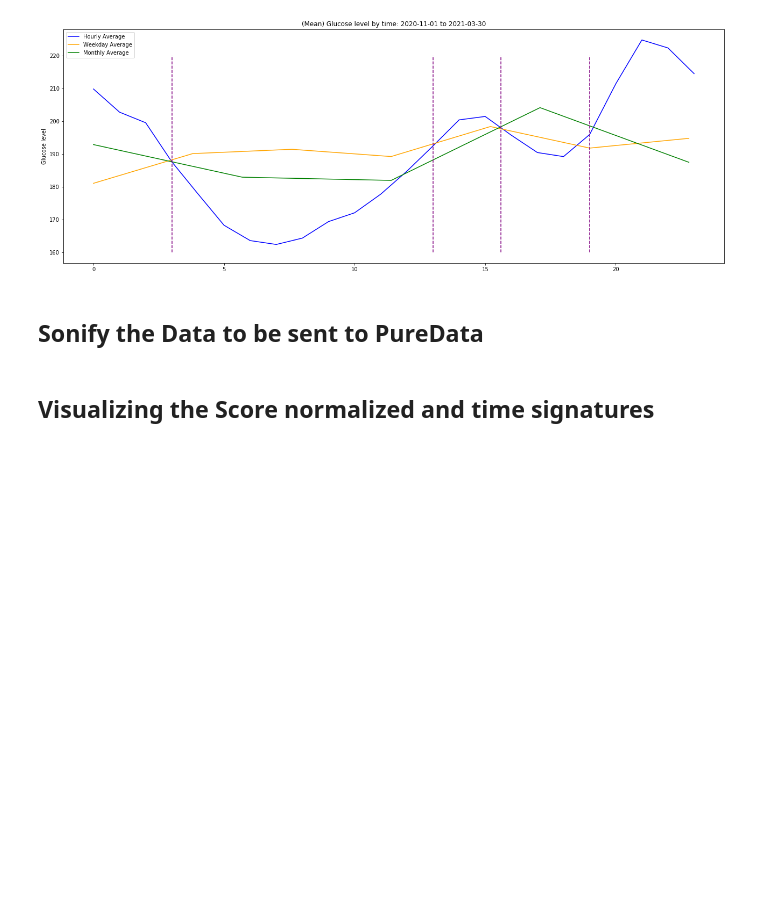
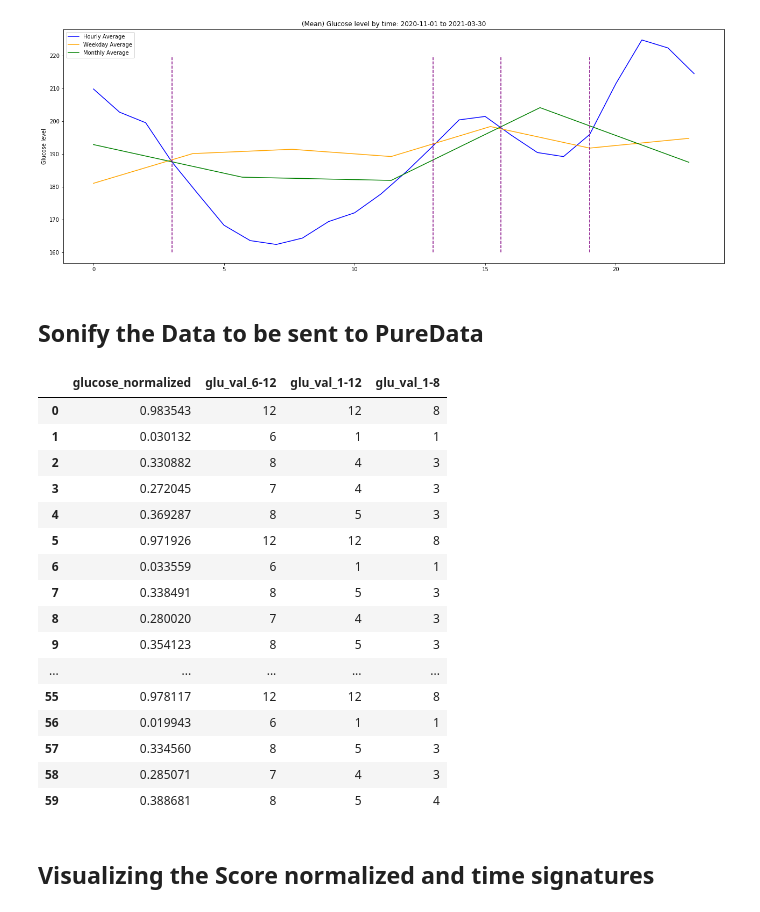
Before and after one commit to OB-0ne/pureData_polyrhythmGlucose, a Jupyter notebook: analysis.ipynb, the cells around one changed output. Cells and saved outputs as stored; diff of their text form; code cells hidden in the pictures; blank space fills up the shorter version.

```diff
--- a/analysis.ipynb
+++ b/analysis.ipynb
@@ -202,6 +201,9 @@ df_weekly = df.groupby(groupby_col).mean().reset_index()[[groupby_col,glucose_co
 groupby_col = 'Month'
 df_monthly = df.groupby(groupby_col).mean().reset_index()[[groupby_col,glucose_col]]
 
+groupby_col = 'Minute'
+df_minutes = df.groupby(groupby_col).mean().reset_index()[[groupby_col,glucose_col]]
+
 plt.figure(figsize=[22,8])
 plt.plot(np.arange(24),df_hourly[glucose_col].values, color='blue', label='Hourly Average')
 plt.plot(np.arange(7)*3.8,df_weekly[glucose_col].values, color='orange', label='Weekday Average')
@@ -238,6 +240,40 @@ def normalize_values_withCycle(df, count):
         y[i] = (df[glucose_col].values[i] - min_val)/(max_val - min_val)
 
     return np.array(X,), np.array(y)
+# %%
+# make an empty dtaa frame for bass values
+df_temp = pd.DataFrame()
+X, y = normalize_values_withCycle(df_minutes, 60)
+df_temp['glucose_normalized'] = y
+
+f = interpolate.interp1d([df_minutes[glucose_col].min(),df_minutes[glucose_col].max()], [6,13])
+df_temp['glu_val_6-12'] = f(df_minutes[glucose_col]).astype(int)
+f = interpolate.interp1d([df_minutes[glucose_col].min(),df_minutes[glucose_col].max()], [1,13])
+df_temp['glu_val_1-12'] = f(df_minutes[glucose_col]).astype(int)
+f = interpolate.interp1d([df_minutes[glucose_col].min(),df_minutes[glucose_col].max()], [1,9])
+df_temp['glu_val_1-8'] = f(df_minutes[glucose_col]).astype(int)
+
+df_temp.to_csv('data\_bass_data.csv')
+
+df_temp
+# %% [output]
+|  | glucose_normalized | glu_val_6-12 | glu_val_1-12 | glu_val_1-8 |
+| 0 | 0.983543 | 12 | 12 | 8 |
+| 1 | 0.030132 | 6 | 1 | 1 |
+| 2 | 0.330882 | 8 | 4 | 3 |
+| 3 | 0.272045 | 7 | 4 | 3 |
+| 4 | 0.369287 | 8 | 5 | 3 |
+| 5 | 0.971926 | 12 | 12 | 8 |
+| 6 | 0.033559 | 6 | 1 | 1 |
+| 7 | 0.338491 | 8 | 5 | 3 |
+| 8 | 0.280020 | 7 | 4 | 3 |
+| 9 | 0.354123 | 8 | 5 | 3 |
+| ... | ... | ... | ... | ... |
+| 55 | 0.978117 | 12 | 12 | 8 |
+| 56 | 0.019943 | 6 | 1 | 1 |
+| 57 | 0.334560 | 8 | 5 | 3 |
+| 58 | 0.285071 | 7 | 4 | 3 |
+| 59 | 0.388681 | 8 | 5 | 4 |
 # %%
 import numpy as np
 from sklearn.linear_model import LinearRegression
```
Also changed, not shown: parts of 4 cells of this notebook, 28 other files.
